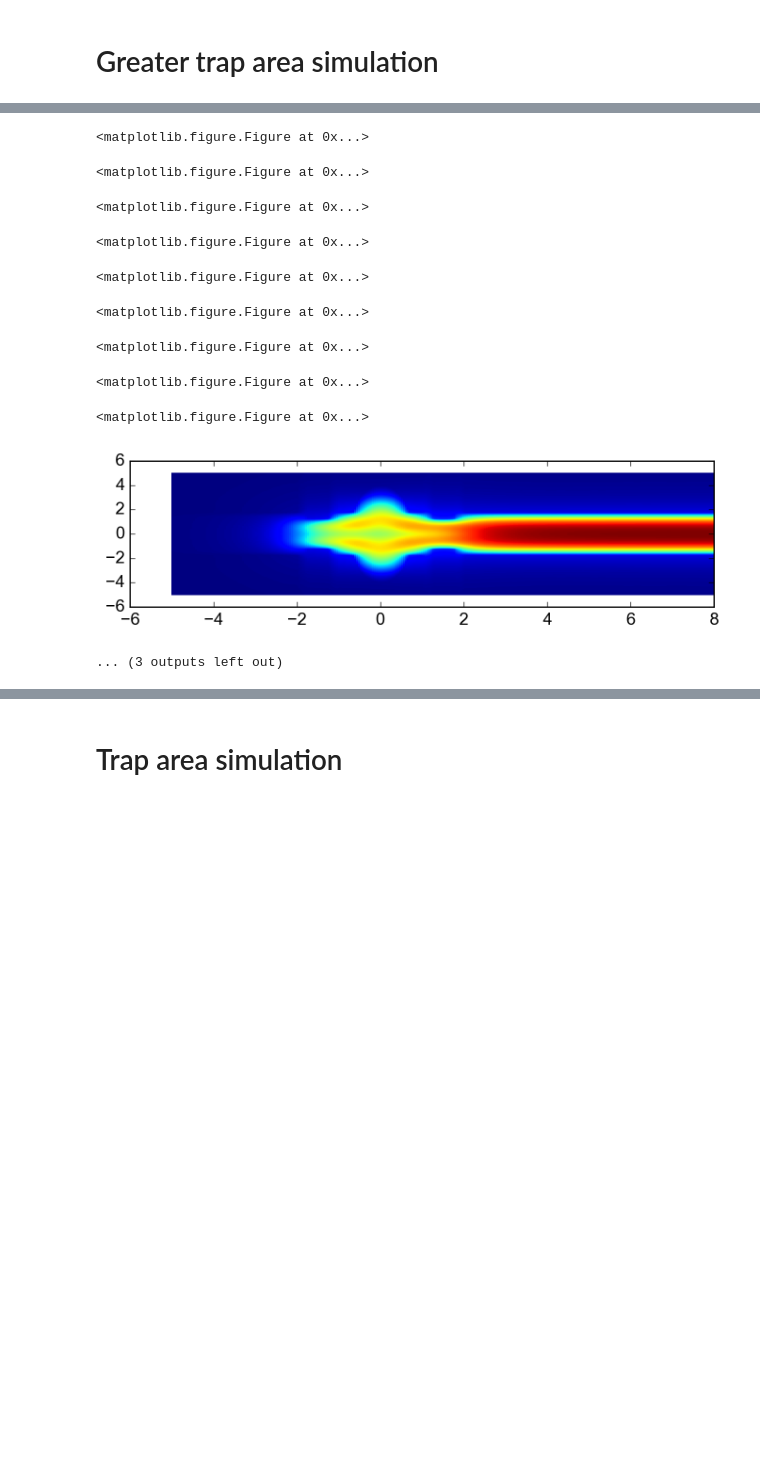
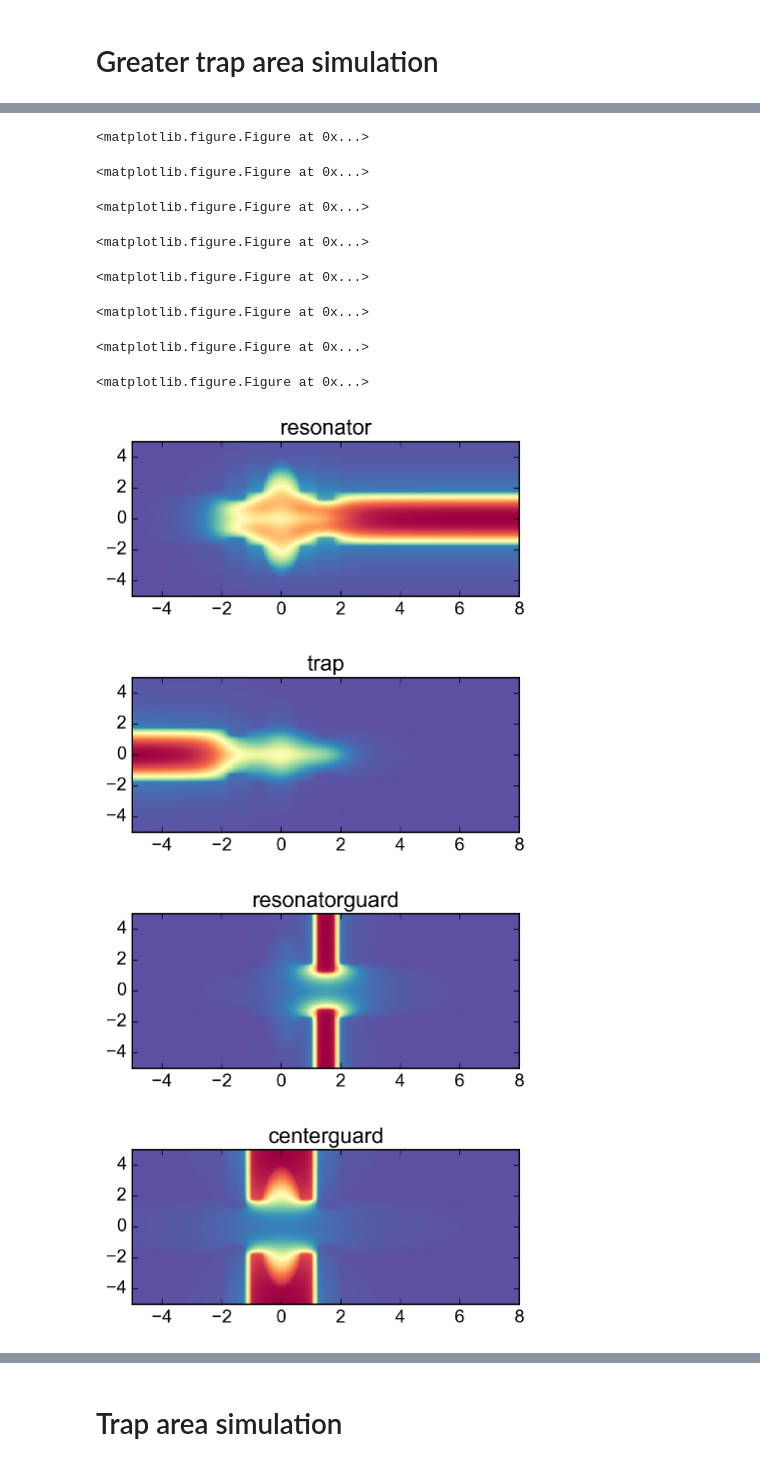
Before and after one commit to gkoolstra/ipython-notebooks, a Jupyter notebook: 20160530 - Master simulation notebook.ipynb, the cells around one changed output, grey strips where cells are left out. Drawn from its saved outputs; the diff is of its cells as text; code cells hidden in the pictures; blank space fills up the shorter version.

```diff
--- a/20160530 - Master simulation notebook.ipynb
+++ b/20160530 - Master simulation notebook.ipynb
@@ -237,0 +250,26 @@ interact(plot_red_line, shift=(np.min(resfreq_shift_M018)/1E6, 0, +0.1));
+# %%
+# Load the data from the dsp file:
+simulation_path=r"/Volumes/slab/Gerwin/Electron on helium/Maxwell/M018 Yggdrasil/M018V6/V6.3/RFFieldMagE"
+#r"/Volumes/slab/Gerwin/Electron on helium/Maxwell/M018 Yggdrasil/M018V4"
+filename=r"channel_1100nm_L3etchT_450nm.dsp" #r"DifferentialModemagE.dsp"
+
+elements, nodes, elem_solution, bounding_box = import_data.load_dsp(os.path.join(simulation_path, filename))
+
+f0 = 6.45E9
+channel_width = 3.5E-6
+channel_depth = 1.10E-6
+L3_etch_depth = 0.45E-6
+pin_thickness = 0.15E-6
+between_pins = (-0.35E-6, 0.35E-6)
+edge_gaps = [(-1.75E-6, -1.25E-6),(1.25E-6, 1.75E-6)]
+eps_silicon = 11.45 # Simulation was done with eps_silicon = 11.45
+eps_helium = 1.056
+eps_vacuum = 1.000
+h =  0.050
+
+L3_etch = True if L3_etch_depth > 0 else False
+
+constants, parameters = reset_constants(verbose=False)
+parameters['d0'] = channel_depth # depth of the channel
+parameters['w'] = channel_width # width of the channel
+parameters['h'] = h#10000 * constants['sigma']/(constants['rho']*constants['g']*parameters['w'])
@@ -278,6 +445,6 @@ interact(vary_height_and_plot, h=(0E-3, 100E-3, 0.5E-3));
 # Resonator DC bias potential
 # %%
 # Load the data from the dsp file:
-path = r'/mnt/s/_Data/160513 - EonHe M016v5/data/simulation/Maxwell/160525 - Resonator XZ cut/160524 - M016v5 resonator xz cut.dsp'
+path=r"/Volumes/slab/Gerwin/Electron on helium/Maxwell/M018 Yggdrasil/M018V6/V6.3/DCBiasPotentials/channel_1100nm_L3_450nm.dsp"
 #path = r'S:\_Data\160513 - EonHe M016v5\data\simulation\Maxwell\160525 - Resonator XZ cut\160530 - M016v5 resonator xz cut magE.dsp'
 elements, nodes, elem_solution, bounding_box = import_data.load_dsp(path)
@@ -472,15 +670,10 @@ for name, datafile in zip(names, datafiles):
                    'x' : np.array(x_symmetric, dtype=np.float64),
                    'y' : np.array(y_symmetric, dtype=np.float64)})
 
-plt.figure(figsize=(8.,2.))
-plt.pcolormesh(output[0]['x'], output[0]['y'], output[0]['V'])
-
-plt.figure(figsize=(8.,2.))
-plt.pcolormesh(output[1]['x'], output[1]['y'], output[1]['V'])
-
-plt.figure(figsize=(8.,2.))
-plt.pcolormesh(output[2]['x'], output[2]['y'], output[2]['V'])
-
-plt.figure(figsize=(8.,2.))
-plt.pcolormesh(output[3]['x'], output[3]['y'], output[3]['V'])
+for k in range(4):
+    plt.figure(figsize=(5.,2.));
+    plt.pcolormesh(output[k]['x'], output[k]['y'], output[k]['V'], cmap=plt.cm.Spectral_r)
+    plt.title(output[k]["name"])
+    plt.xlim(np.min(output[k]['x']), np.max(output[k]['x']))
+    plt.ylim(np.min(output[k]['y']), np.max(output[k]['y']))
 # %% [output]
@@ -488,15 +681,16 @@ plt.pcolormesh(output[3]['x'], output[3]['y'], output[3]['V'])
 <matplotlib.figure.Figure at 0x...>
 <matplotlib.figure.Figure at 0x...>
 <matplotlib.figure.Figure at 0x...>
 <matplotlib.figure.Figure at 0x...>
 <matplotlib.figure.Figure at 0x...>
 <matplotlib.figure.Figure at 0x...>
 <matplotlib.figure.Figure at 0x...>
 <matplotlib.figure.Figure at 0x...>
 <matplotlib.figure.Figure at 0x...>
-<matplotlib.figure.Figure at 0x...>
-[figure, old version]
+[figure, new version]
-... (3 outputs left out)
+[figure, added]
+[figure, added]
+[figure, added]
 # %%
 t = trap_analysis.TrapSolver()
 #x, y, cropped_potentials = t.crop_potentials(output, ydomain=None, xdomain=None)
```
Also changed, not shown: parts of 21 cells of this notebook, 2 other files.
